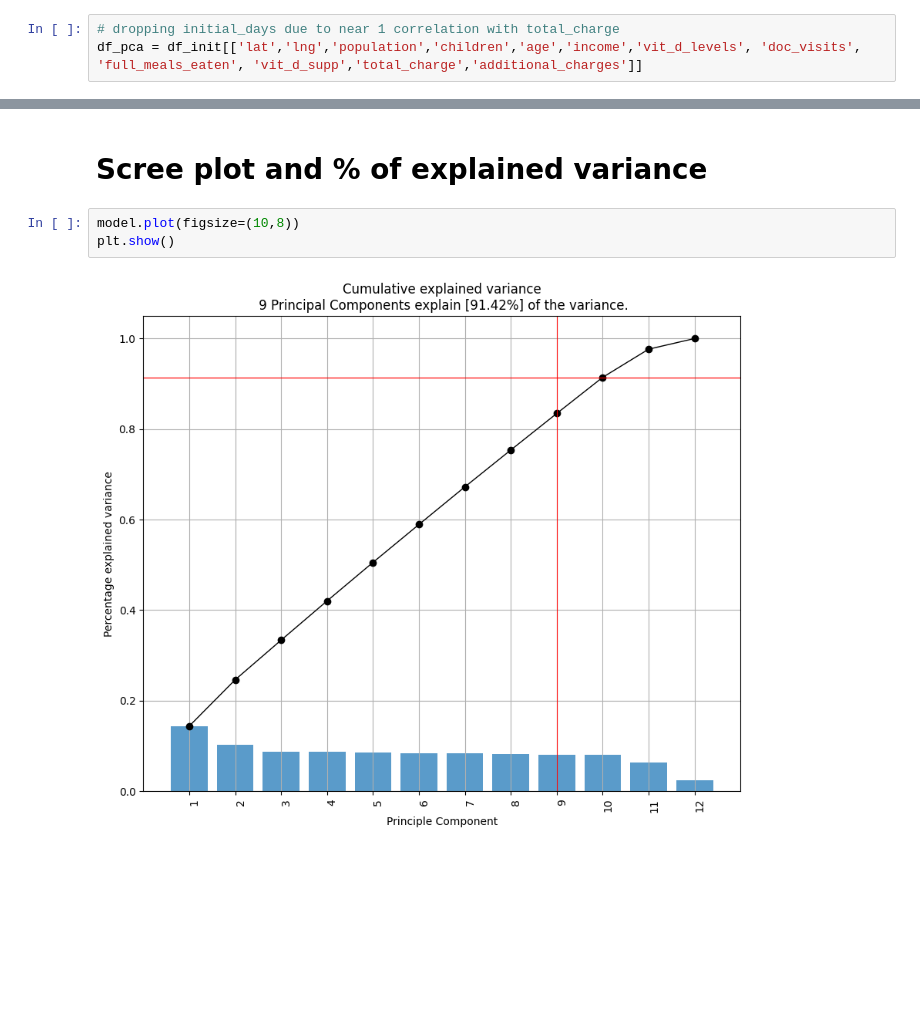
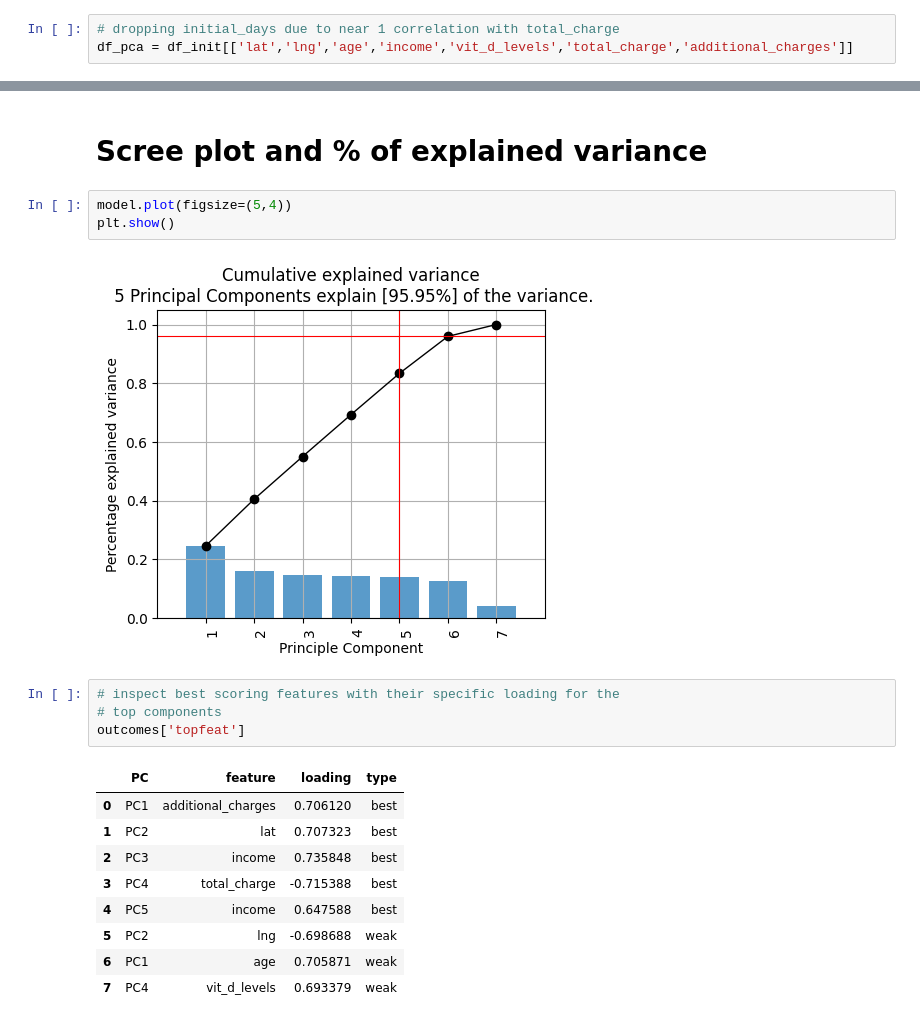
Before and after one commit to thebrackett/d212_task2, a Jupyter notebook: d212_task2_final.ipynb, the cells around one changed output, grey strips where cells are left out. Cells and saved outputs as stored; diff of their text form; blank space fills up the shorter version.

```diff
--- a/d212_task2_final.ipynb
+++ b/d212_task2_final.ipynb
@@ -124,6 +112,6 @@ sns.heatmap(corr, mask=mask, center=0, cmap=cmap, linewidths=1, annot=True, fmt=
 # %%
 # dropping initial_days due to near 1 correlation with total_charge
-df_pca = df_init[['lat','lng','population','children','age','income','vit_d_levels', 'doc_visits', 'full_meals_eaten', 'vit_d_supp','total_charge','additional_charges']]
+df_pca = df_init[['lat','lng','age','income','vit_d_levels','total_charge','additional_charges']]
 # %% [markdown]
 # Select best features for PCA
 # %% [markdown]
@@ -165,10 +149,24 @@ loadings
 # %% [markdown]
 # Scree plot and % of explained variance
 # %%
-model.plot(figsize=(10,8))
+model.plot(figsize=(5,4))
 plt.show()
 # %% [output]
-[figure, old version]
+[figure, new version]
+# %%
+# inspect best scoring features with their specific loading for the
+# top components
+outcomes['topfeat']
+# %% [output]
+|  | PC | feature | loading | type |
+| 0 | PC1 | additional_charges | 0.706120 | best |
+| 1 | PC2 | lat | 0.707323 | best |
+| 2 | PC3 | income | 0.735848 | best |
+| 3 | PC4 | total_charge | -0.715388 | best |
+| 4 | PC5 | income | 0.647588 | best |
+| 5 | PC2 | lng | -0.698688 | weak |
+| 6 | PC1 | age | 0.705871 | weak |
+| 7 | PC4 | vit_d_levels | 0.693379 | weak |
 # %%
 # create alternate plotting of PCA for elbow method
 
```
Also changed, not shown: parts of 9 cells of this notebook, 1 other file.
